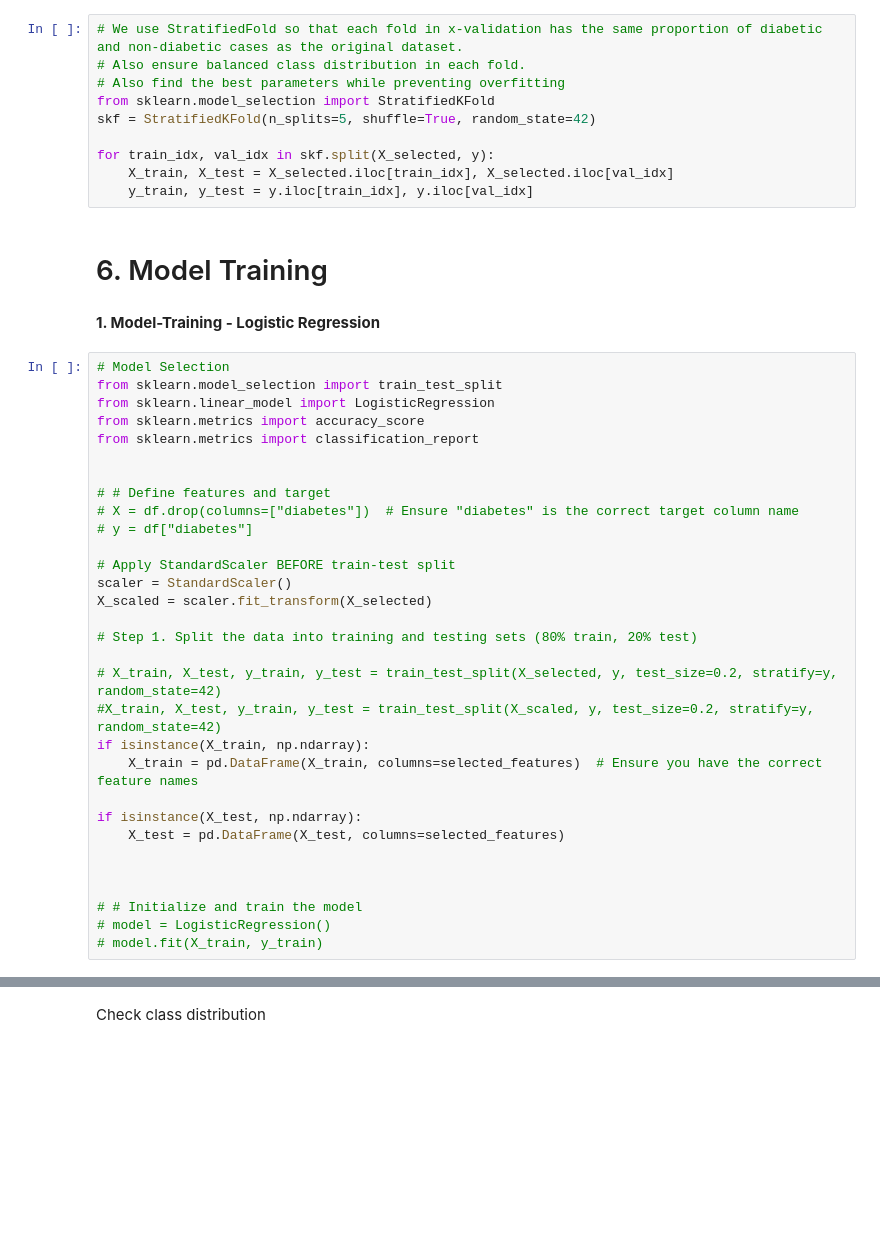
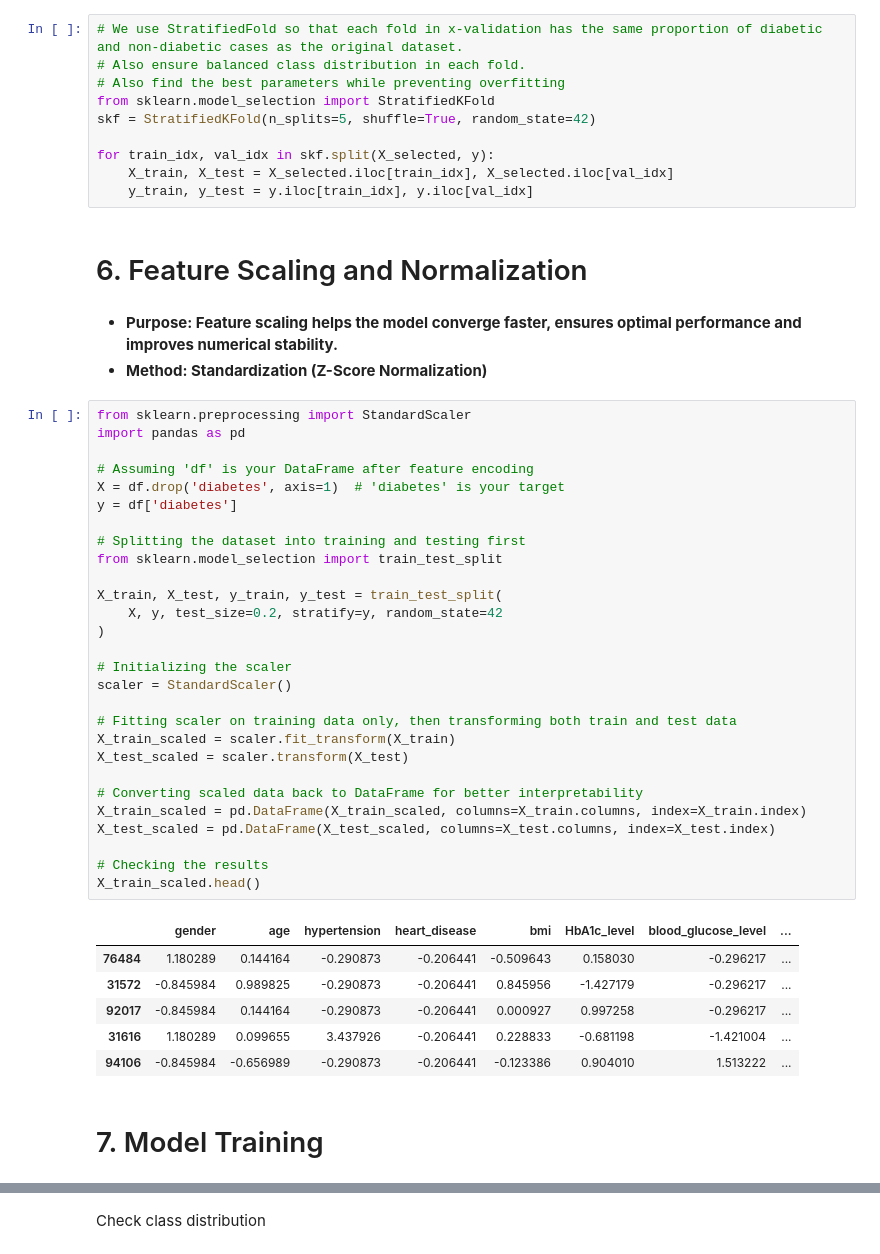
Before and after one commit to fkottapa3/Team14CSE6242, a Jupyter notebook: DiabetesPrediction_v1.ipynb, the cells around one changed output, grey strips where cells are left out. Cells and saved outputs as stored; diff of their text form; blank space fills up the shorter version.

Commit message:
Implemented Features scaling and normalization before training models

```diff
--- a/DiabetesPrediction_v1.ipynb
+++ b/DiabetesPrediction_v1.ipynb
@@ -346,38 +346,45 @@ skf = StratifiedKFold(n_splits=5, shuffle=True, random_state=42)
 for train_idx, val_idx in skf.split(X_selected, y):
     X_train, X_test = X_selected.iloc[train_idx], X_selected.iloc[val_idx]
     y_train, y_test = y.iloc[train_idx], y.iloc[val_idx]
+# %% [markdown]
+# 6. Feature Scaling and Normalization
+# %% [markdown]
+- **Purpose: Feature scaling helps the model converge faster, ensures optimal performance and improves numerical stability.**
+- **Method: Standardization (Z-Score Normalization)**
+# %%
+from sklearn.preprocessing import StandardScaler
+import pandas as pd
+
+# Assuming 'df' is your DataFrame after feature encoding
+X = df.drop('diabetes', axis=1)  # 'diabetes' is your target
+y = df['diabetes']
+
+# Splitting the dataset into training and testing first
+from sklearn.model_selection import train_test_split
+
+X_train, X_test, y_train, y_test = train_test_split(
+    X, y, test_size=0.2, stratify=y, random_state=42
+)
+
+# Initializing the scaler
+scaler = StandardScaler()
+
+# Fitting scaler on training data only, then transforming both train and test data
+X_train_scaled = scaler.fit_transform(X_train)
+X_test_scaled = scaler.transform(X_test)
+
+# Converting scaled data back to DataFrame for better interpretability
+X_train_scaled = pd.DataFrame(X_train_scaled, columns=X_train.columns, index=X_train.index)
+X_test_scaled = pd.DataFrame(X_test_scaled, columns=X_test.columns, index=X_test.index)
+
+# Checking the results
+X_train_scaled.head()
+# %% [output]
+|  | gender | age | hypertension | heart_disease | bmi | HbA1c_level | blood_glucose_level | ... |
+| 76484 | 1.180289 | 0.144164 | -0.290873 | -0.206441 | -0.509643 | 0.158030 | -0.296217 | ... |
+| 31572 | -0.845984 | 0.989825 | -0.290873 | -0.206441 | 0.845956 | -1.427179 | -0.296217 | ... |
+| 92017 | -0.845984 | 0.144164 | -0.290873 | -0.206441 | 0.000927 | 0.997258 | -0.296217 | ... |
+| 31616 | 1.180289 | 0.099655 | 3.437926 | -0.206441 | 0.228833 | -0.681198 | -1.421004 | ... |
+| 94106 | -0.845984 | -0.656989 | -0.290873 | -0.206441 | -0.123386 | 0.904010 | 1.513222 | ... |
 # %% [markdown]
-# 6. Model Training
+# 7. Model Training
-# %% [markdown]
-**1. Model-Training - Logistic Regression**
-# %%
-# Model Selection
-from sklearn.model_selection import train_test_split
-from sklearn.linear_model import LogisticRegression
-from sklearn.metrics import accuracy_score
-from sklearn.metrics import classification_report
-
-
-# # Define features and target
-# X = df.drop(columns=["diabetes"])  # Ensure "diabetes" is the correct target column name
-# y = df["diabetes"]
-
-# Apply StandardScaler BEFORE train-test split
-scaler = StandardScaler()
-X_scaled = scaler.fit_transform(X_selected)
-
-# Step 1. Split the data into training and testing sets (80% train, 20% test)
-
-# X_train, X_test, y_train, y_test = train_test_split(X_selected, y, test_size=0.2, stratify=y, random_state=42)
-#X_train, X_test, y_train, y_test = train_test_split(X_scaled, y, test_size=0.2, stratify=y, random_state=42)
-if isinstance(X_train, np.ndarray):
-    X_train = pd.DataFrame(X_train, columns=selected_features)  # Ensure you have the correct feature names
-
-if isinstance(X_test, np.ndarray):
-    X_test = pd.DataFrame(X_test, columns=selected_features)
-
-
-
-# # Initialize and train the model
-# model = LogisticRegression()
-# model.fit(X_train, y_train)
```
Also changed, not shown: parts of 21 cells of this notebook, 2 other files.
